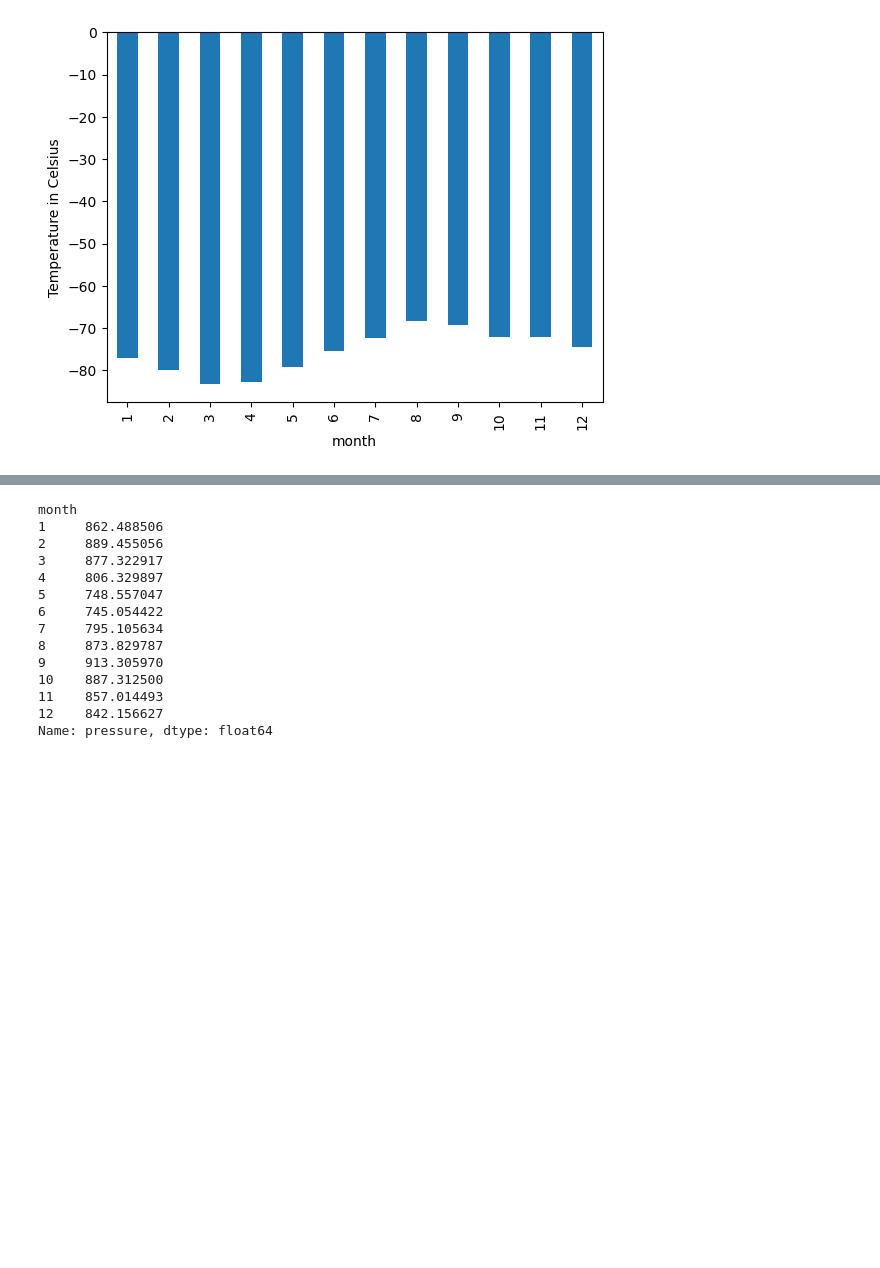
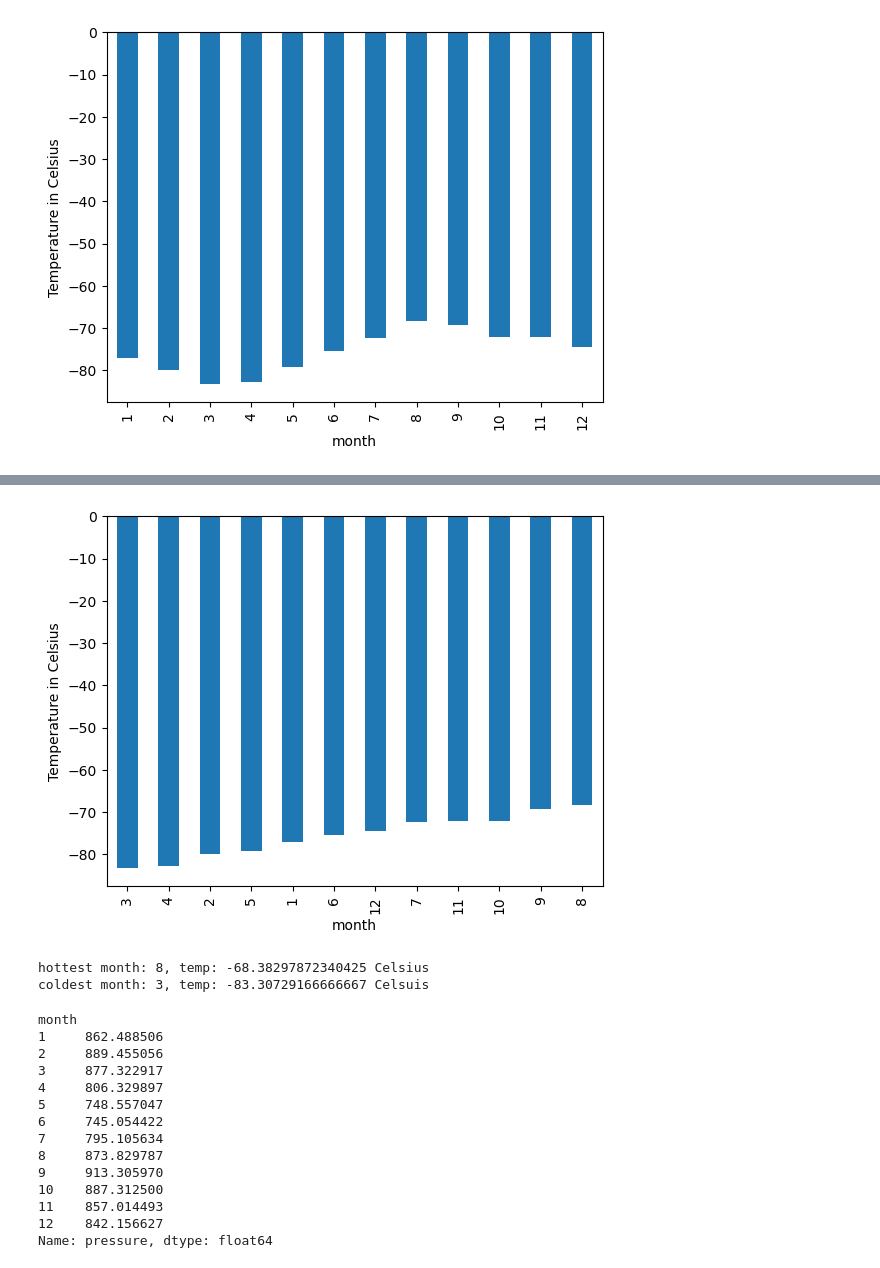
Before and after one commit to brianne-han/WebScrape-Challenge, a Jupyter notebook: part_2_mars_weather.ipynb, the cells around one changed output, grey strips where cells are left out. Drawn from its saved outputs; the diff is of its cells as text; code cells hidden in the pictures; blank space fills up the shorter version.

```diff
--- a/part_2_mars_weather.ipynb
+++ b/part_2_mars_weather.ipynb
@@ -182,6 +186,8 @@ Name: month, dtype: int64
 1867
 # %%
 # 3. What is the average low temperature by month?
+avg_temp = mars_df.groupby('month')['min_temp'].mean()
+avg_temp
 # %% [output]
 month
 1    -77.160920
@@ -208,2 +214,15 @@ Name: min_temp, dtype: float64
+# %%
+# Identify the coldest and hottest months in Curiosity's location
+avg_temp.sort_values().plot(kind="bar")
+plt.xlabel('month')
+plt.ylabel('Temperature in Celsius')
+plt.show()
+
+print(f"hottest month: 8, temp: {avg_temp.max()} Celsius")
+print(f"coldest month: 3, temp: {avg_temp.min()} Celsuis")
+# %% [output]
+[figure, added]
+hottest month: 8, temp: -68.38297872340425 Celsius
+coldest month: 3, temp: -83.30729166666667 Celsuis
 # %%
 # 4. Average pressure by Martian month
```
Also changed, not shown: parts of 9 cells of this notebook.
